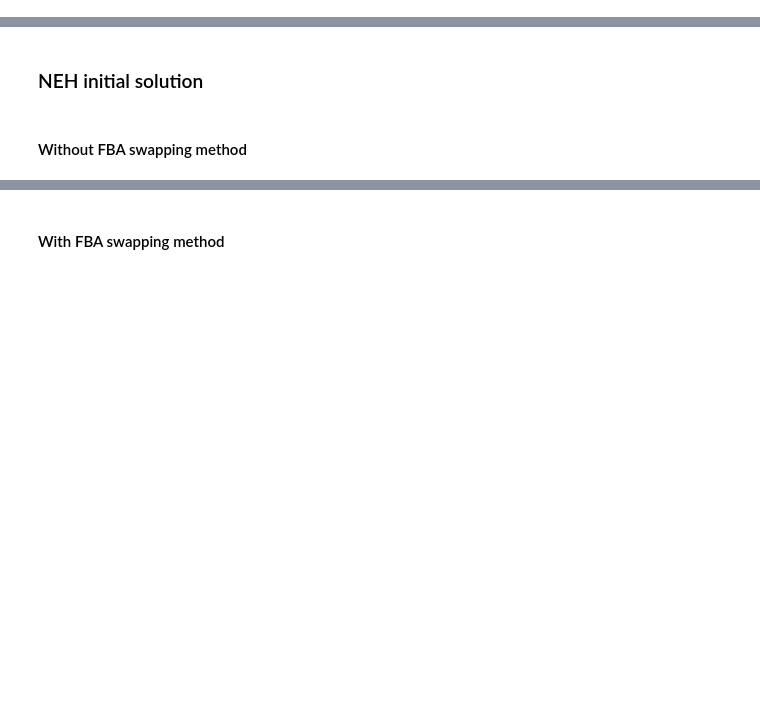
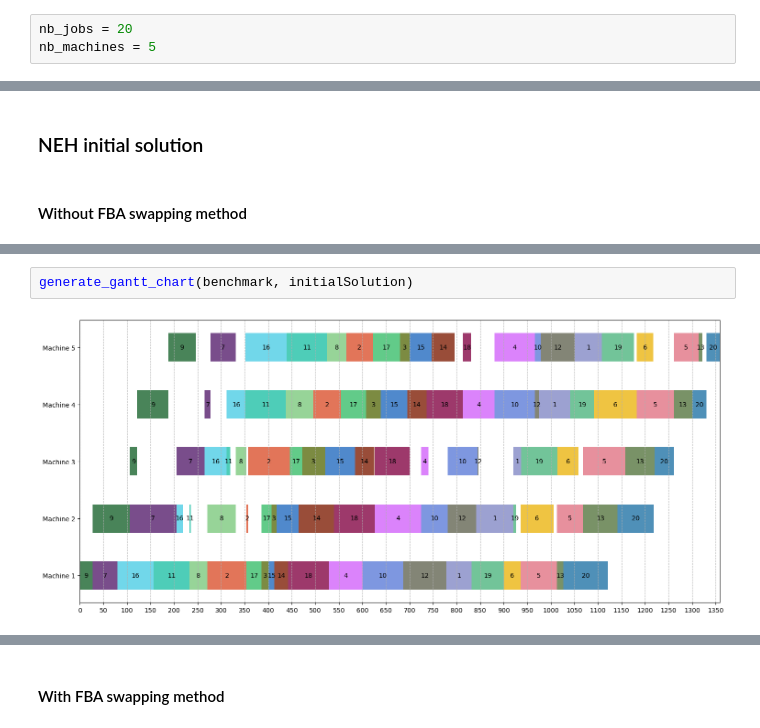
Before and after one commit to MarouaneBenbetka/Flow-Shop-Problem, a Jupyter notebook: Lab3/metaheuristics_voisinage.ipynb, the cells around one changed output, grey strips where cells are left out. Cells and saved outputs as stored; diff of their text form; blank space fills up the shorter version.

```diff
--- a/Lab3/metaheuristics_voisinage.ipynb
+++ b/Lab3/metaheuristics_voisinage.ipynb
@@ -48,4 +46,7 @@ def calculate_makespan(processing_times, sequence):
     return end_time[n_jobs][n_machines]
 # %% [markdown]
 ### Random data for tests
+# %%
+nb_jobs = 20
+nb_machines = 5
 # %%
@@ -494,0 +548,4 @@ init_sol:  [8, 6, 15, 10, 7, 1, 16, 2, 14, 13, 17, 3, 9, 11, 0, 18, 5, 4, 12, 19
+# %%
+generate_gantt_chart(benchmark, initialSolution)
+# %% [output]
+[figure, added]
```
Also changed, not shown: parts of 27 cells of this notebook.
